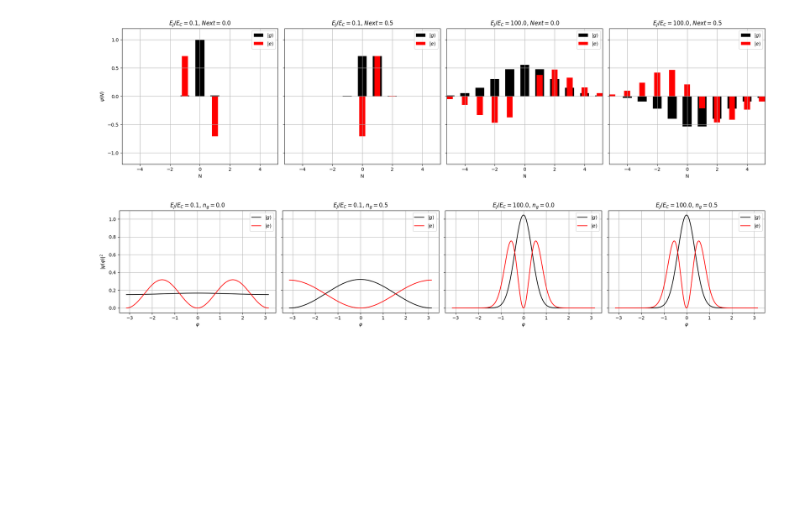
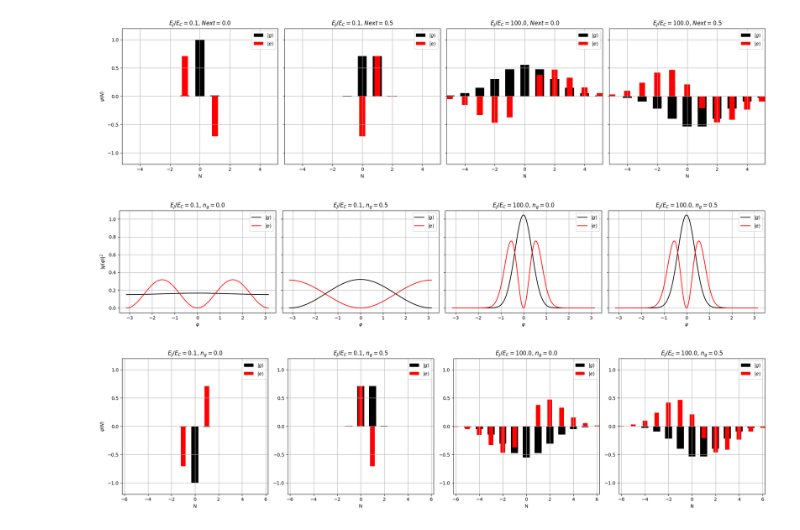
Before and after one commit to Alvaro-SVR/g_b, a Jupyter notebook: f5/registro.ipynb, the cells around one changed output. Saved outputs shown, nothing was run; the diff lists cells and outputs as text; code cells hidden in the pictures; blank space fills up the shorter version.

Commit message:
figuras de los componentes en la base de carga

```diff
--- a/f5/registro.ipynb
+++ b/f5/registro.ipynb
@@ -144,3 +139,10 @@ wave_phi([0.1, 0.1, 100.0, 100.0], [0.0, 0.5, 0.0, 0.5], 12)
 # %% [output]
 [figure]
 [figure]
+# %%
+fig.H_transmon_carga(r_array=[0.1, 0.1, 100.0, 100.0],
+                 n_array=[0.0, 0.5, 0.0, 0.5],
+                 trunc_num=6,
+                 estados_num=2)
+# %% [output]
+[figure, added]
```
Also changed, not shown: parts of 1 cell of this notebook, 1 other file.
